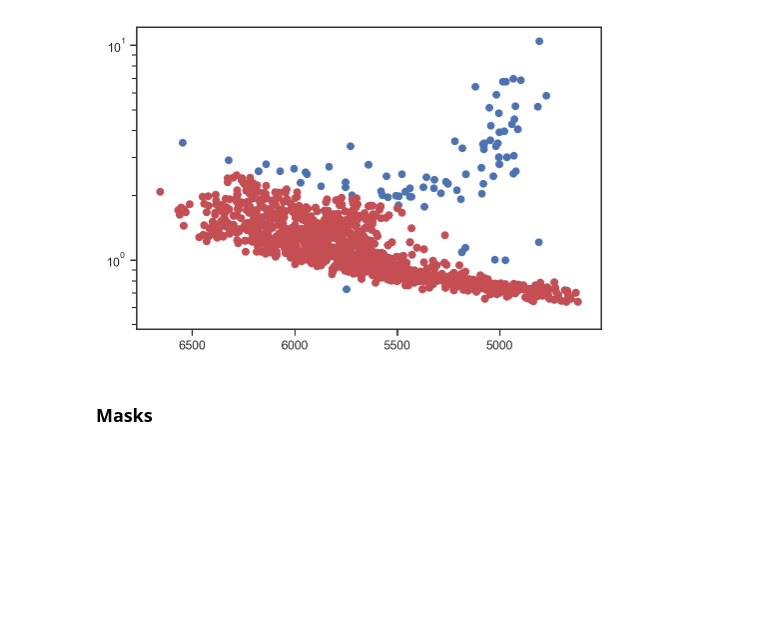
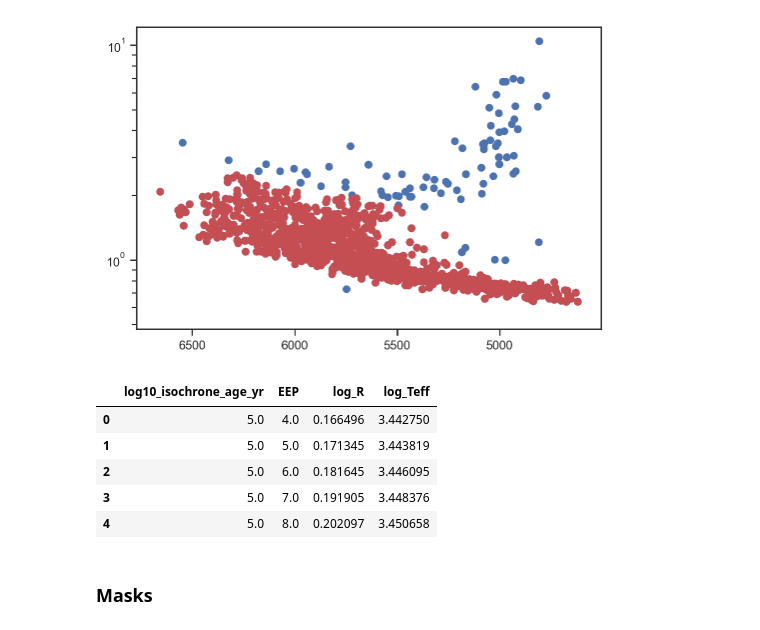
Before and after one commit to angelis21/Kepler-Exoplanet-Evolution, a Jupyter notebook: Kepler Exoplanet Evolution/notebooks/se_sn_ratio.ipynb, the cells around one changed output. Cells and saved outputs as stored; diff of their text form; code cells hidden in the pictures; blank space fills up the shorter version.

Commit message:
Adding and removing data files

```diff
--- a/Kepler Exoplanet Evolution/notebooks/se_sn_ratio.ipynb
+++ b/Kepler Exoplanet Evolution/notebooks/se_sn_ratio.ipynb
@@ -351,3 +356,13 @@ plt.show()
+# %%
+tmp = pd.read_feather(data_dir+'MIST_v1.2_feh_p0.25_afe_p0.0_vvcrit0.0_abridged.feather')
+tmp.head()
+# %% [output]
+|  | log10_isochrone_age_yr | EEP | log_R | log_Teff |
+| 0 | 5.0 | 4.0 | 0.166496 | 3.442750 |
+| 1 | 5.0 | 5.0 | 0.171345 | 3.443819 |
+| 2 | 5.0 | 6.0 | 0.181645 | 3.446095 |
+| 3 | 5.0 | 7.0 | 0.191905 | 3.448376 |
+| 4 | 5.0 | 8.0 | 0.202097 | 3.450658 |
 # %% [markdown]
 ### Masks
 # %%
```
Also changed, not shown: parts of 12 cells of this notebook.
